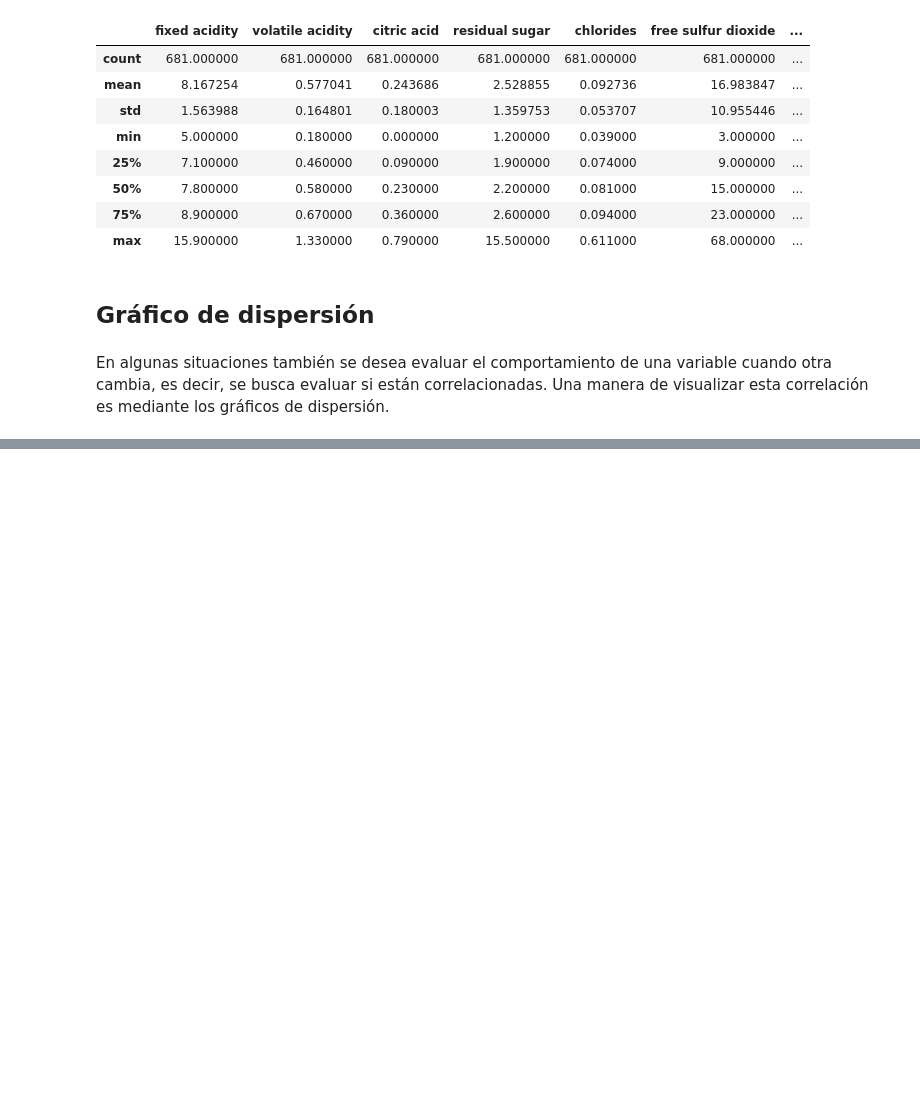
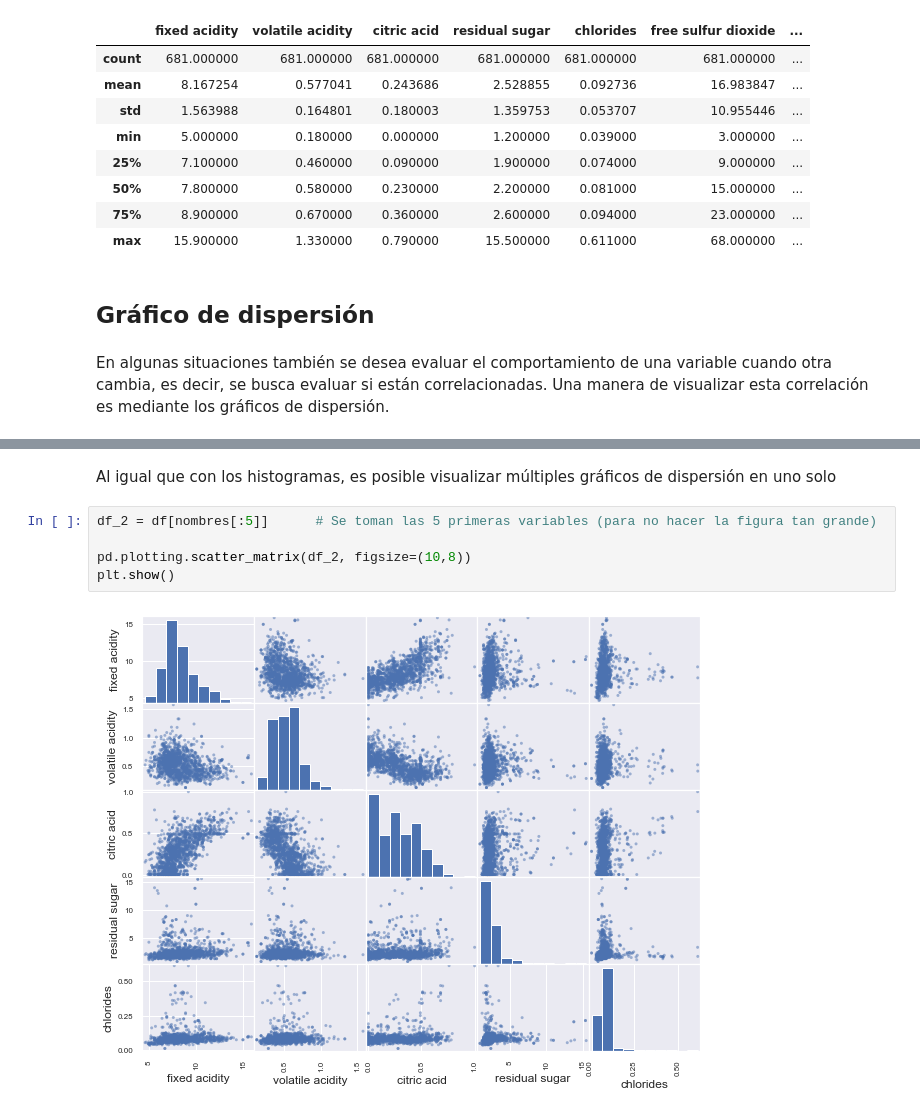
Before and after one commit to OPALO-ESTADISTICA/Aprendizaje-automatico, a Jupyter notebook: Análisis exploratorio.ipynb, the cells around one changed output, grey strips where cells are left out. Drawn from its saved outputs; the diff is of its cells as text; blank space fills up the shorter version.

```diff
--- a/Análisis exploratorio.ipynb
+++ b/Análisis exploratorio.ipynb
@@ -132,0 +128,9 @@ Text(0, 0.5, 'Alcohol')
+# %% [markdown]
+Al igual que con los histogramas, es posible visualizar múltiples gráficos de dispersión en uno solo
+# %%
+df_2 = df[nombres[:5]]      # Se toman las 5 primeras variables (para no hacer la figura tan grande)
+
+pd.plotting.scatter_matrix(df_2, figsize=(10,8))
+plt.show()
+# %% [output]
+[figure, added]
```
Also changed, not shown: parts of 2 cells of this notebook.
